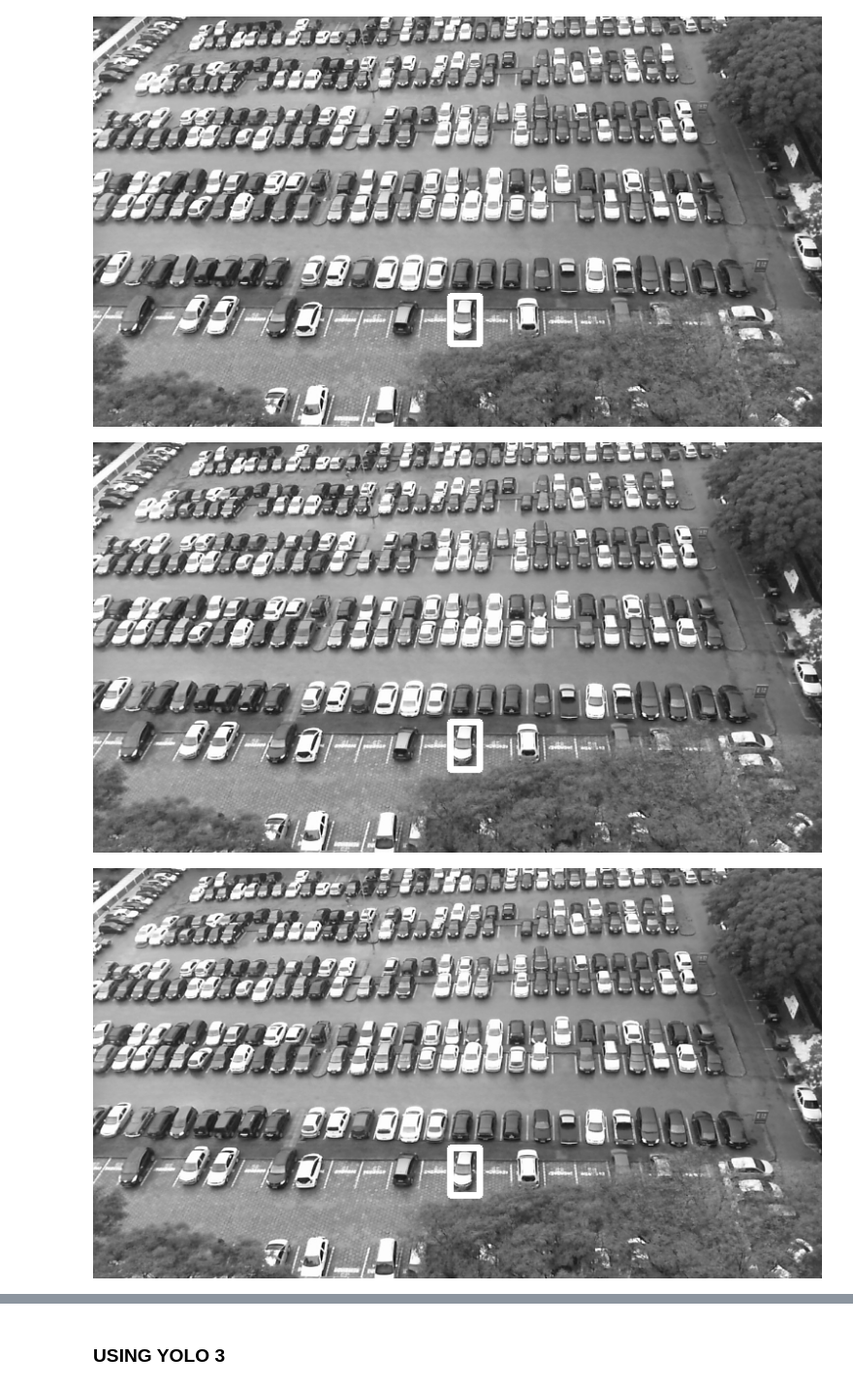
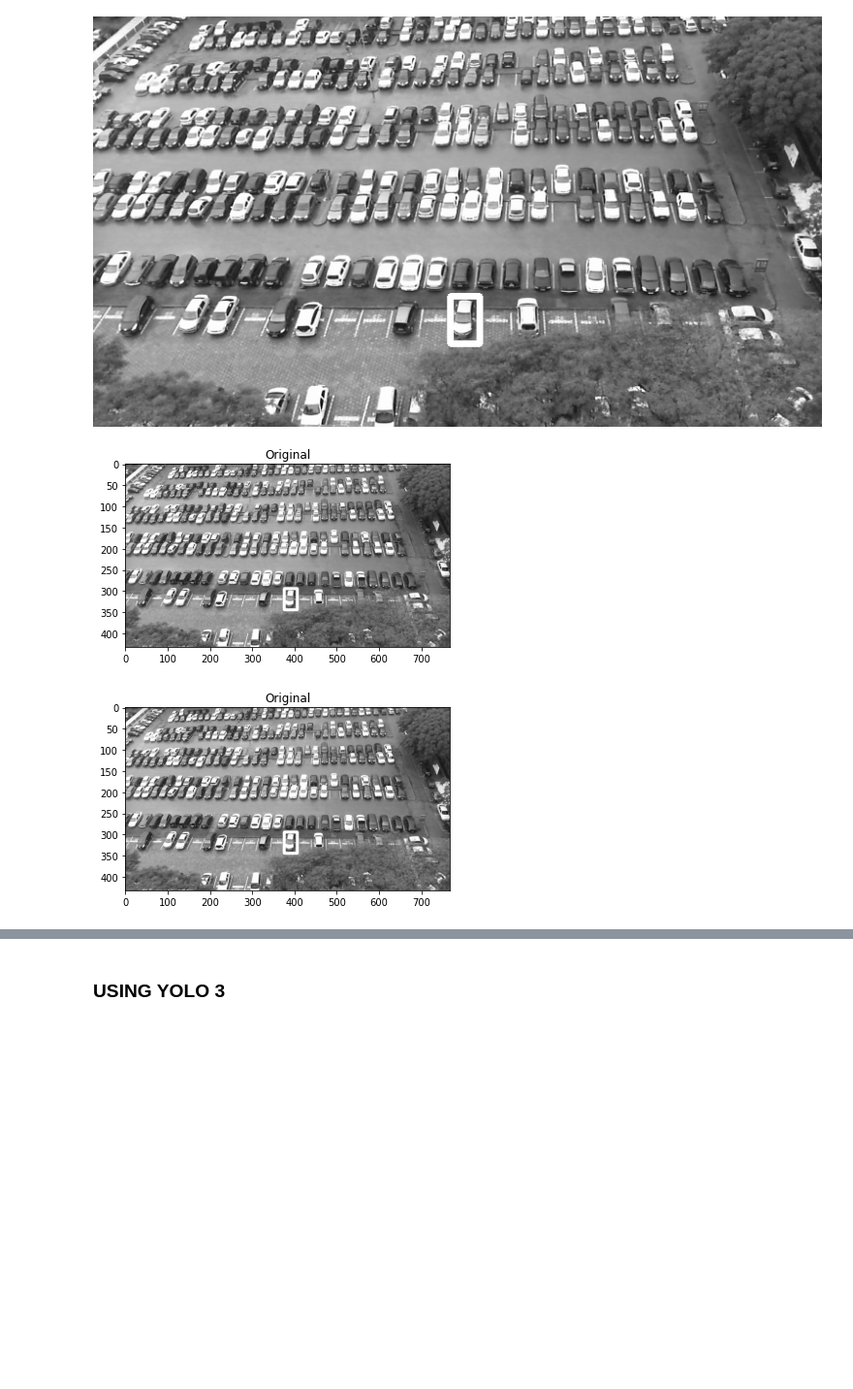
Before and after one commit to ab-rohman/Computer_Vision, a Jupyter notebook: SIAP_PRESENTASI.ipynb, the cells around one changed output, grey strips where cells are left out. Shown at 97% size. Cells and saved outputs as stored; diff of their text form; code cells hidden in the pictures; blank space fills up the shorter version.

```diff
--- a/SIAP_PRESENTASI.ipynb
+++ b/SIAP_PRESENTASI.ipynb
@@ -14,14 +14,14 @@ from google.colab.patches import cv2_imshow
 # %%
 # function to display 1 image
 def display_one(a, title1 = "Original"):
-    plt.imshow(a), plt.title(title1)
+    plt.imshow(a, cmap='gray'), plt.title(title1)
     plt.show()
 
 # function to display 2 image
 def display(a, b, title1 = "Original", title2 = "Edited"):
-    plt.subplot(121), plt.imshow(a), plt.title(title1)
+    plt.subplot(121), plt.imshow(a, cmap='gray'), plt.title(title1)
     plt.xticks([]), plt.yticks([])
-    plt.subplot(122), plt.imshow(b), plt.title(title2)
+    plt.subplot(122), plt.imshow(b, cmap='gray'), plt.title(title2)
     plt.xticks([]), plt.yticks([])
     plt.show()
 # %% [markdown]
@@ -135,17 +157,17 @@ methods = [cv2.TM_CCOEFF, cv2.TM_CCOEFF_NORMED, cv2.TM_CCORR,
 # %%
 for method in methods:
     img2 = img.copy()
 
     result = cv2.matchTemplate(img2, template, method)
     min_val, max_val, min_loc, max_loc = cv2.minMaxLoc(result)
     if method in [cv2.TM_SQDIFF, cv2.TM_SQDIFF_NORMED]:
         location = min_loc
     else:
         location = max_loc
 
     bottom_right = (location[0] + w, location[1] + h)
     cv2.rectangle(img2, location, bottom_right, 255, 5)
-    cv2_imshow(img2)
+    display_one(cv2.cvtColor(img2,method))
 # %% [output]
-[figure, old version]
+[figure, new version]
-[figure, old version]
+[figure, new version]
```
Also changed, not shown: parts of 11 cells of this notebook.
